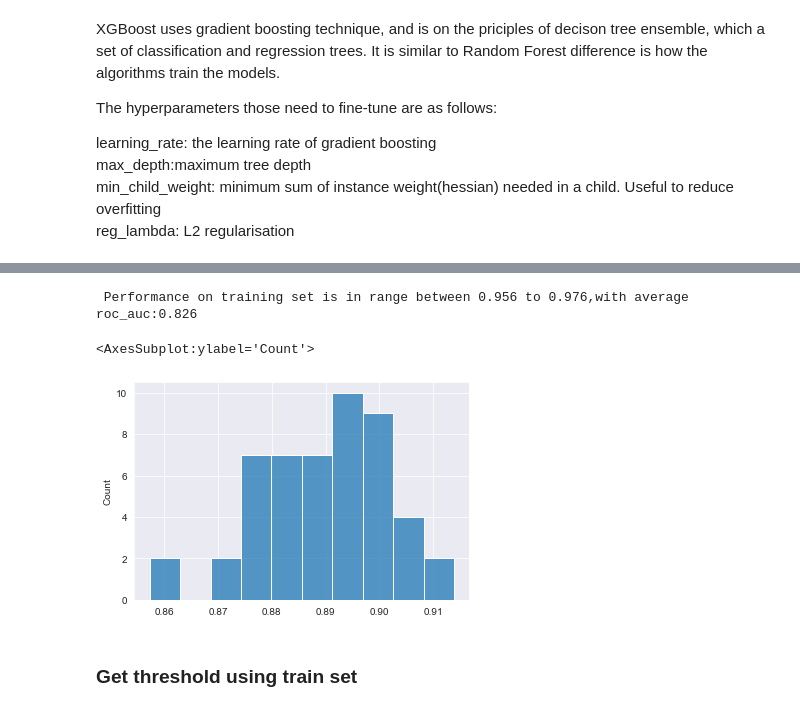
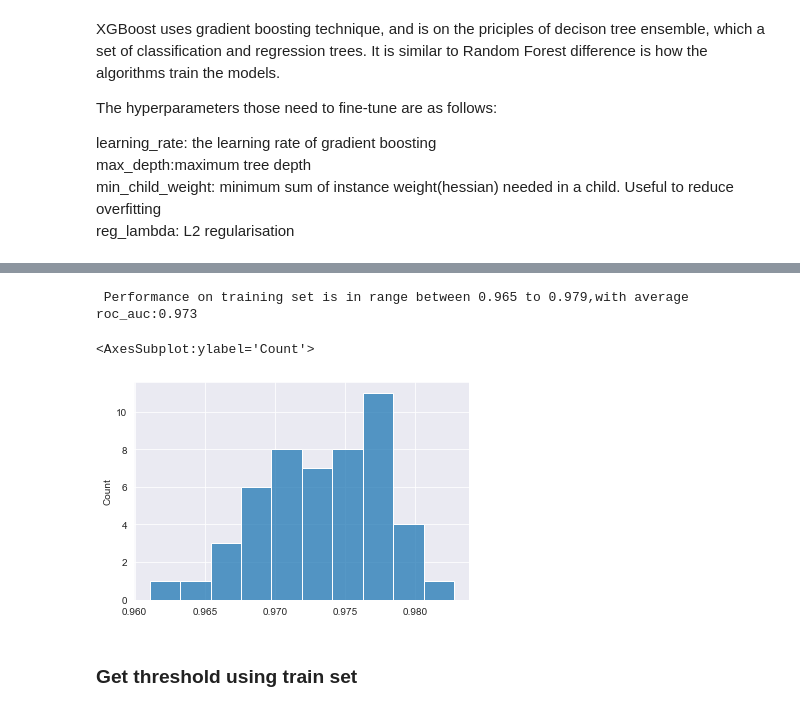
Before and after one commit to shaisid01/Data-Science, a Jupyter notebook: CapstoneProjects/Capstone 2/Notebooks/05_modeling.ipynb, the cells around one changed output, grey strips where cells are left out. Saved outputs shown, nothing was run; the diff lists cells and outputs as text; code cells hidden in the pictures.

```diff
--- a/CapstoneProjects/Capstone 2/Notebooks/05_modeling.ipynb
+++ b/CapstoneProjects/Capstone 2/Notebooks/05_modeling.ipynb
@@ -970,7 +970,7 @@ Wall time: 1min 44s
 # %%
 %%time
 cv_scores_xgb = (
-  model_selection.cross_val_score(rfc_best_estimator,
+  model_selection.cross_val_score(xgb_best_estimator,
                                   X_train,
                                   y_train,
                                   scoring="roc_auc",
@@ -981,14 +981,14 @@ Wall time: 1min 19s
 # %%
 cv_quantiles = np.quantile(a=cv_scores_xgb,q=[0.025,0.975])
-print(f" Performance on training set is in range between {cv_quantiles[0]:.3f} to {cv_quantiles[1]:.3f},with average roc_auc:{lr_cv_scores.mean():.3f}")
+print(f" Performance on training set is in range between {cv_quantiles[0]:.3f} to {cv_quantiles[1]:.3f},with average roc_auc:{cv_scores_xgb.mean():.3f}")
 # %% [output]
- Performance on training set is in range between 0.956 to 0.976,with average roc_auc:0.826
+ Performance on training set is in range between 0.965 to 0.979,with average roc_auc:0.973
 # %%
 sns.set_style("darkgrid")
-sns.histplot(cv_scores_knn, bins=10)
+sns.histplot(cv_scores_xgb, bins=10)
 # %% [output]
 <AxesSubplot:ylabel='Count'>
-[figure, old version]
+[figure, new version]
 # %% [markdown]
 ### Get threshold using train set
 # %%
```
Also changed, not shown: parts of 12 cells of this notebook, 5 other files.
